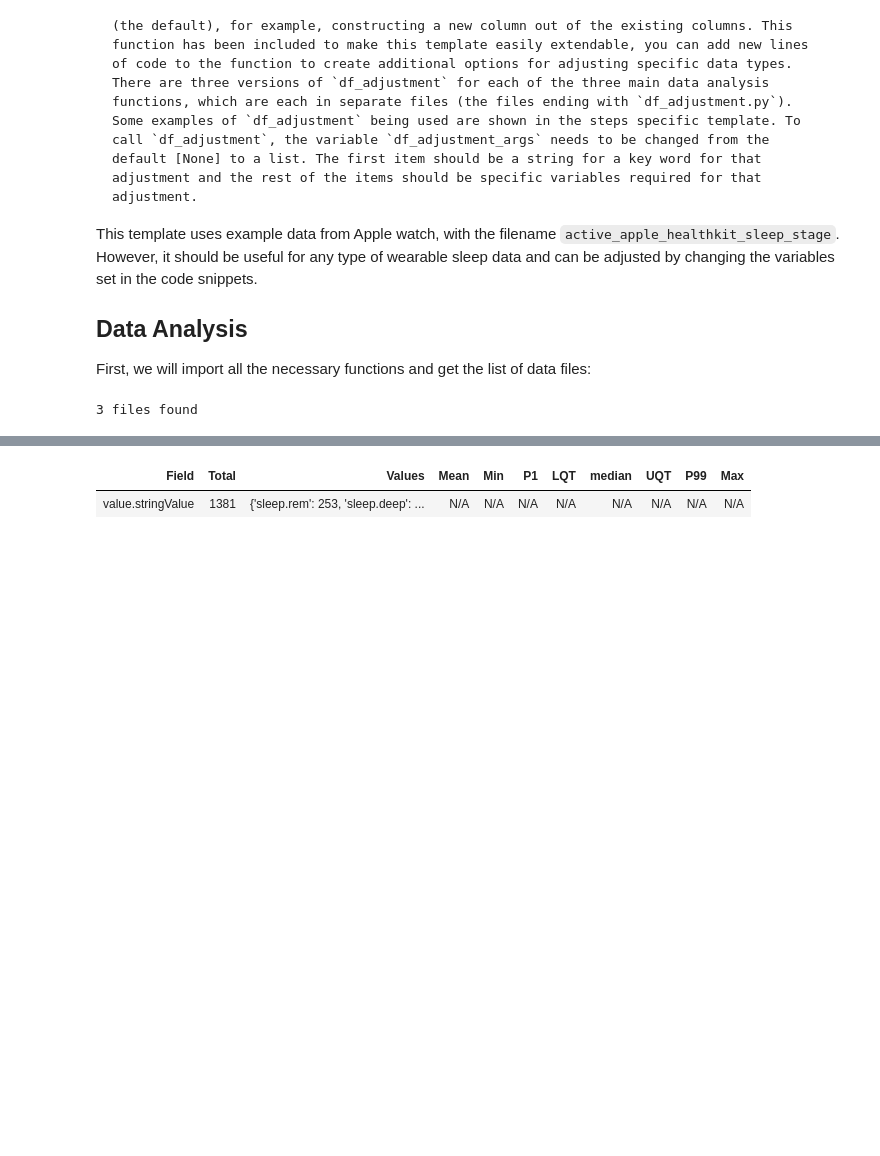
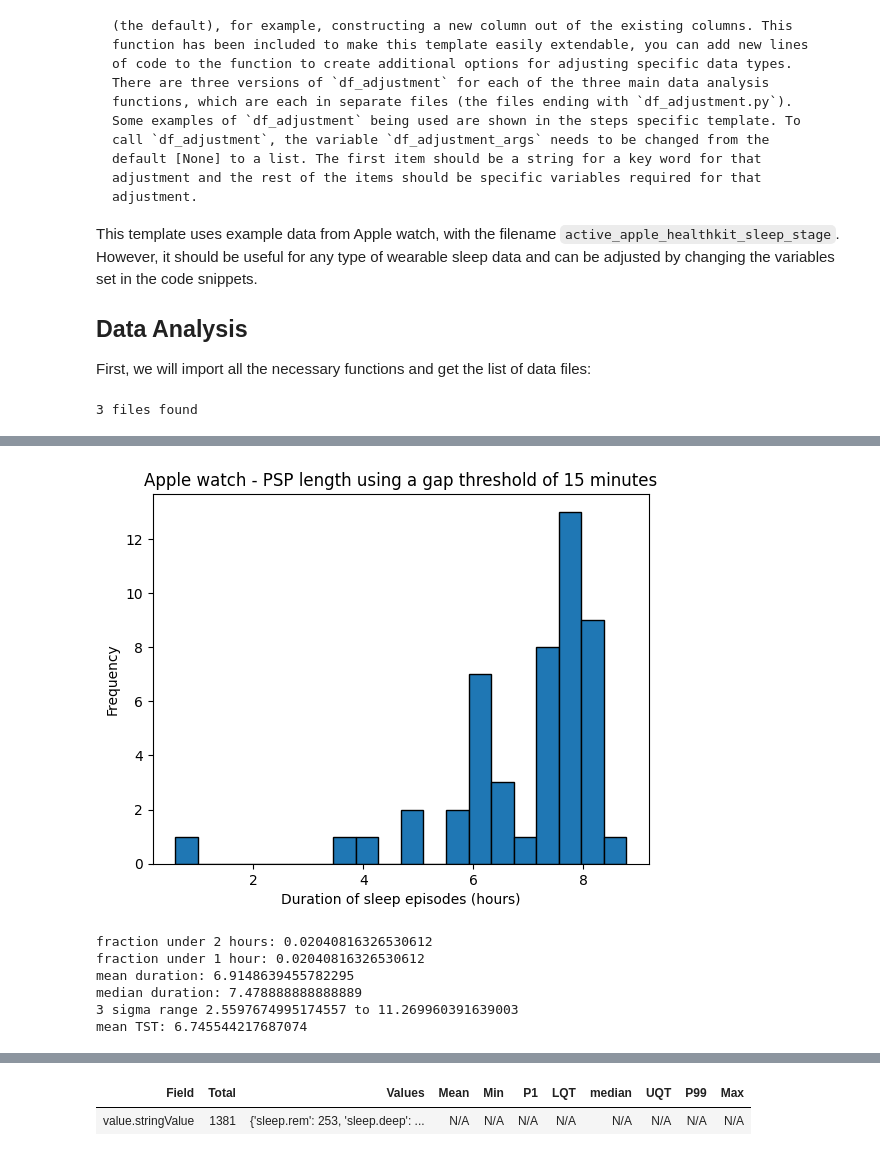
Before and after one commit to MentalHealthMission/SIFT, a Jupyter notebook: content/sleep_specific_template.ipynb, the cells around one changed output, grey strips where cells are left out. Drawn from its saved outputs; the diff is of its cells as text; code cells hidden in the pictures; blank space fills up the shorter version.

Commit message:
Re-structuring and add additional function

```diff
--- a/content/sleep_specific_template.ipynb
+++ b/content/sleep_specific_template.ipynb
@@ -78,0 +133,61 @@ Below is an example of this tool being run on `active_apple_healthkit_sleep_stag
+# %%
+import numpy as np
+
+filter_dictionary = {
+    # If you wish to only keep datapoints with certain values on specific rows, edit this
+    # dictionary and set the filter_dict variable below to 'filter_dictionary'
+    # The keys of this dictionary should be the names of the columns you want to filter by,
+    # and the values should be a list of allowed values for that column (rows with any other values in this
+    # column will be filtered out)
+    "value.stringValue": [
+        "sleep.awake",
+        "sleep.light",
+        "sleep.rem",
+        "sleep.deep",
+        "sleep",
+    ],
+}
+
+all_block_durations, all_tsts = additional_funcs.investigate_sleep_blocks(
+    files_list=files_list,
+    timestamp_col="value.time",  # The timestamp column
+    sleep_level_col="value.stringValue",  # The column that reports sleep stages
+    awake_string='sleep.awake',  # The string that indicates awake epochs
+    gap_thresh=900,  # The threshold for gaps between datapoints (in seconds)
+    duration_col=None,  # No duration column given
+    end_time_col="value.endTime",  # The end time column
+    convert_to_unix=None,  # This data is already in unix seconds
+    filter_dict=filter_dictionary,  # This is used to remove datapoints with 'sleep.inBed'
+)
+
+plt.hist(all_block_durations, bins=20, edgecolor="black")
+# Add labels and title
+plt.xlabel("Duration of sleep episodes (hours)")
+plt.ylabel("Frequency")
+plt.title("Apple watch - PSP length using a gap threshold of 15 minutes")
+
+# Show plot
+plt.show()
+
+arr = np.array(all_block_durations)
+filtered = arr[arr <= 2]
+print('fraction under 2 hours:', len(filtered)/len(arr))
+filtered = arr[arr <= 1]
+print('fraction under 1 hour:', len(filtered)/len(arr))
+
+print('mean duration:', np.mean(arr))
+print('median duration:', np.median(arr))
+
+std_value = np.std(arr)
+print('3 sigma range ' + str(np.mean(arr) - 3*std_value) + ' to ' + str(np.mean(arr) + 3*std_value))
+
+tst_arr = np.array(all_tsts)
+print('mean TST:', np.mean(tst_arr))
+# %% [output]
+[figure, added]
+fraction under 2 hours: 0.02040816326530612
+fraction under 1 hour: 0.02040816326530612
+mean duration: 6.9148639455782295
+median duration: 7.478888888888889
+3 sigma range 2.5597674995174557 to 11.269960391639003
+mean TST: 6.745544217687074
```
Also changed, not shown: parts of 10 cells of this notebook, 3 other files.
